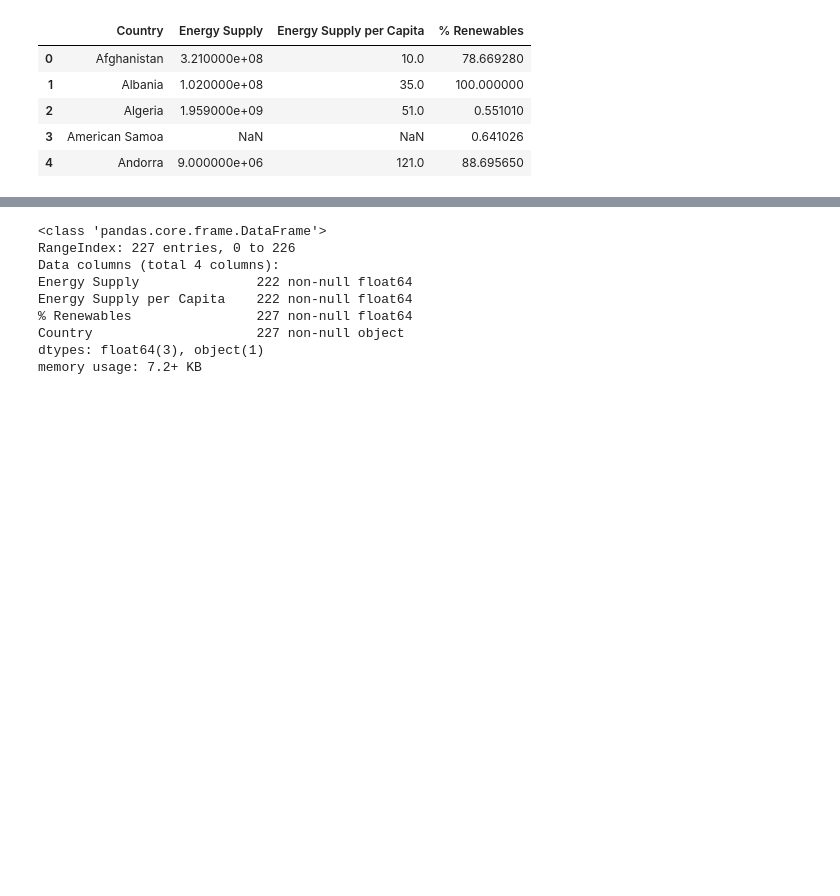
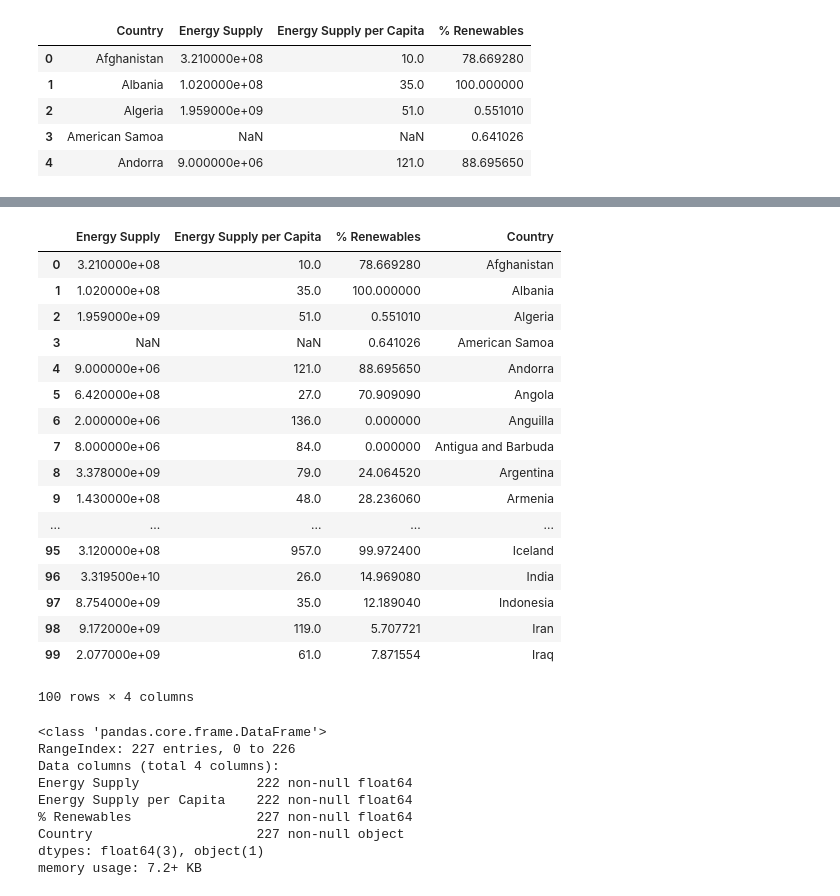
Before and after one commit to pradeepsathyamurthy/Online_Courses, a Jupyter notebook: Applied Data Science/HW3.ipynb, the cells around one changed output, grey strips where cells are left out. Drawn from its saved outputs; the diff is of its cells as text; code cells hidden in the pictures; blank space fills up the shorter version.

```diff
--- a/Applied Data Science/HW3.ipynb
+++ b/Applied Data Science/HW3.ipynb
@@ -81,9 +77,6 @@ for names in energy.index:
     if names.find('(') > -1 or names.find(')') >-1:
         #print(names[:names.find('(')])
         energy.set_value(names,'Country_M',names[:names.find('(')])
-# %%
-energy.reset_index(drop=True,inplace=True)
-energy.columns = ['Energy Supply', 'Energy Supply per Capita', '% Renewables','Country']
 # %%
 # importing world_bank data
 GDP = pd.read_csv('world_bank.csv',skiprows=4)
@@ -301,6 +168,7 @@ def energy():
     for country in energy.index:
         if (country.endswith(('1','2','3','4','5','6','7','8','9','0'))):
             country_edit = country[:-1]
+            energy.set_value(country,'Country_M',country_edit)
             if (country_edit.endswith(('1','2','3','4','5','6','7','8','9','0'))):
                 country_edit = country_edit[:-1]
                 #print(country_edit)
@@ -321,10 +189,31 @@ def energy():
     for names in energy.index:
         if names.find('(') > -1 or names.find(')') >-1:
             #print(names[:names.find('(')])
-            energy.set_value(names,'Country_E',names[:names.find('(')])
+            energy.set_value(names,'Country_E',names[:names.find('(')].strip())
     energy.reset_index(drop=True,inplace=True)
     energy.columns = ['Energy Supply', 'Energy Supply per Capita', '% Renewables','Country']
     return energy
 # %%
-energy = energy()
+energy_df = energy()
+# %%
+energy_df.head(100)
+# %% [output]
+|  | Energy Supply | Energy Supply per Capita | % Renewables | Country |
+| 0 | 3.210000e+08 | 10.0 | 78.669280 | Afghanistan |
+| 1 | 1.020000e+08 | 35.0 | 100.000000 | Albania |
+| 2 | 1.959000e+09 | 51.0 | 0.551010 | Algeria |
+| 3 | NaN | NaN | 0.641026 | American Samoa |
+| 4 | 9.000000e+06 | 121.0 | 88.695650 | Andorra |
+| 5 | 6.420000e+08 | 27.0 | 70.909090 | Angola |
+| 6 | 2.000000e+06 | 136.0 | 0.000000 | Anguilla |
+| 7 | 8.000000e+06 | 84.0 | 0.000000 | Antigua and Barbuda |
+| 8 | 3.378000e+09 | 79.0 | 24.064520 | Argentina |
+| 9 | 1.430000e+08 | 48.0 | 28.236060 | Armenia |
+| ... | ... | ... | ... | ... |
+| 95 | 3.120000e+08 | 957.0 | 99.972400 | Iceland |
+| 96 | 3.319500e+10 | 26.0 | 14.969080 | India |
+| 97 | 8.754000e+09 | 35.0 | 12.189040 | Indonesia |
+| 98 | 9.172000e+09 | 119.0 | 5.707721 | Iran |
+| 99 | 2.077000e+09 | 61.0 | 7.871554 | Iraq |
+100 rows × 4 columns
 # %%
```
Also changed, not shown: parts of 39 cells of this notebook.
